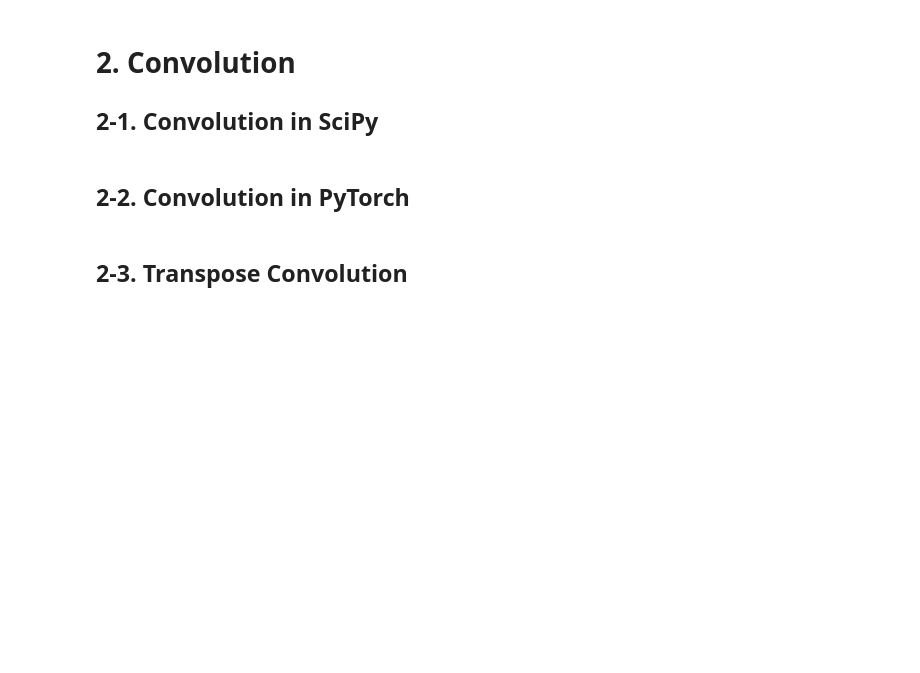
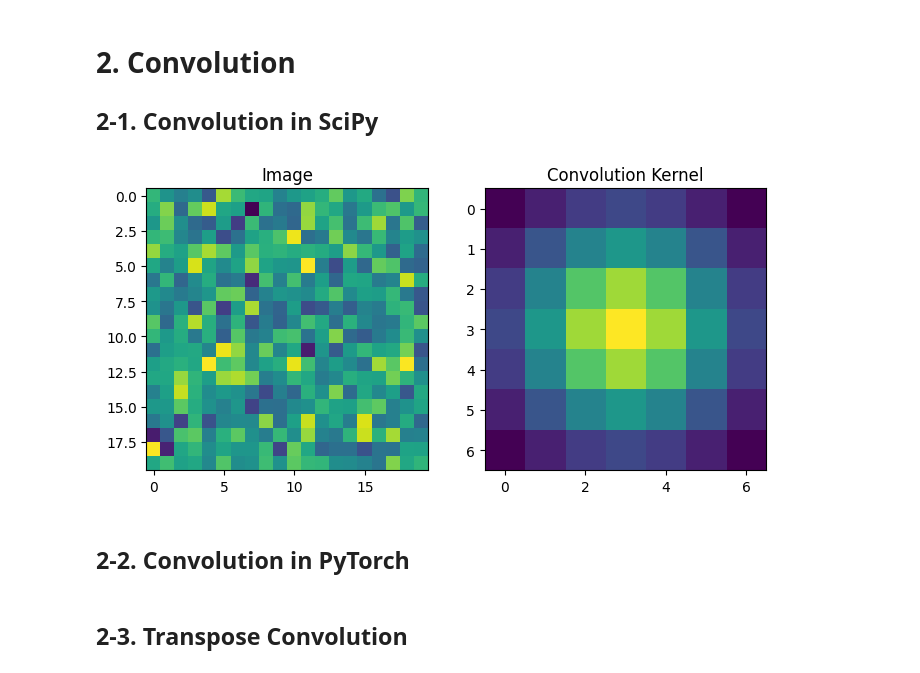
Before and after one commit to yungshun317/torch-nlp, a Jupyter notebook: convolutional_neural_networks.ipynb, the cells around one changed output. Cells and saved outputs as stored; diff of their text form; code cells hidden in the pictures; blank space fills up the shorter version.

```diff
--- a/convolutional_neural_networks.ipynb
+++ b/convolutional_neural_networks.ipynb
@@ -751,25 +754,30 @@ plt.show()
 # 2. Convolution
 ## 2-1. Convolution in SciPy
 # %%
-# image
-imgN = 20
-image = np.random.randn(imgN,imgN)
+import numpy as np
+import matplotlib.pyplot as plt
 
-# convolution kernel
-kernelN = 7
-Y,X = np.meshgrid(np.linspace(-3,3,kernelN),np.linspace(-3,3,kernelN))
-kernel = np.exp( -(X**2+Y**2)/7 )
+# Image
+num_images = 20
+image = np.random.randn(num_images, num_images)
 
+# Convolution kernel
+num_kernel = 7
+Y, X = np.meshgrid(np.linspace(-3, 3, num_kernel), np.linspace(-3, 3, num_kernel))
+kernel = np.exp(-(X ** 2 + Y ** 2) / 7)
 
-# let's see what they look like
-fig,ax = plt.subplots(1,2,figsize=(8,6))
+# Let's see what they look like
+fig, ax = plt.subplots(1, 2, figsize=(8, 6))
+
 ax[0].imshow(image)
 ax[0].set_title('Image')
 
 ax[1].imshow(kernel)
-ax[1].set_title('Convolution kernel')
+ax[1].set_title('Convolution Kernel')
 
 plt.show()
+# %% [output]
+[figure, added]
 # %%
 # now for the convolution
 convoutput = np.zeros((imgN,imgN))
```
Also changed, not shown: parts of 3 cells of this notebook, 1 other file.
